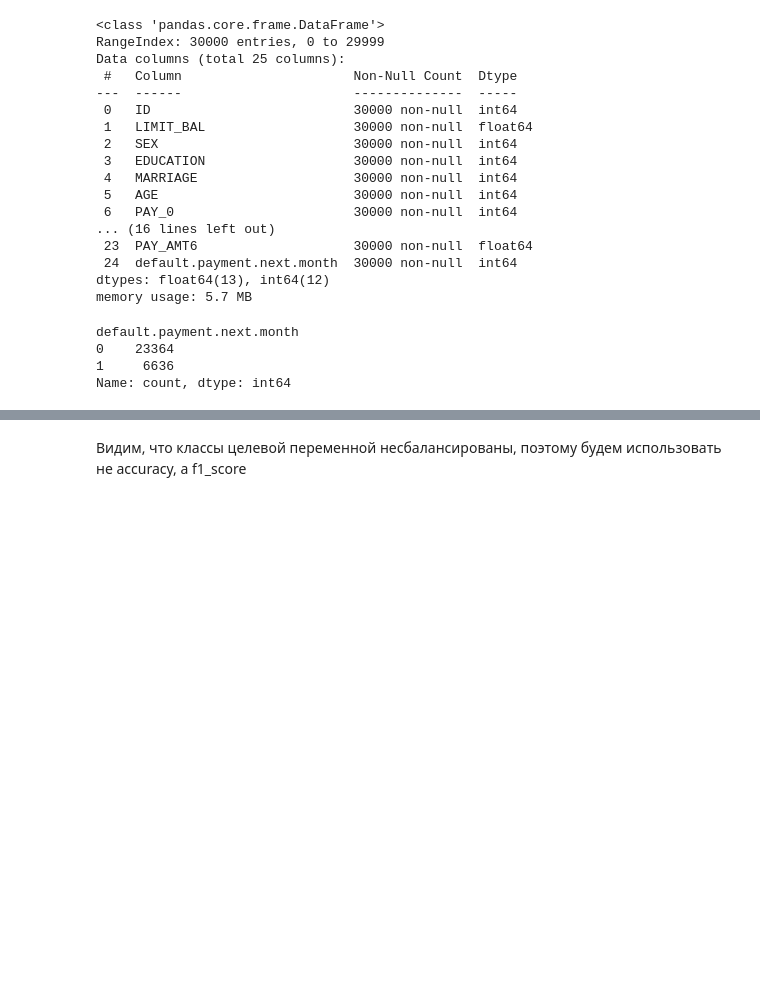
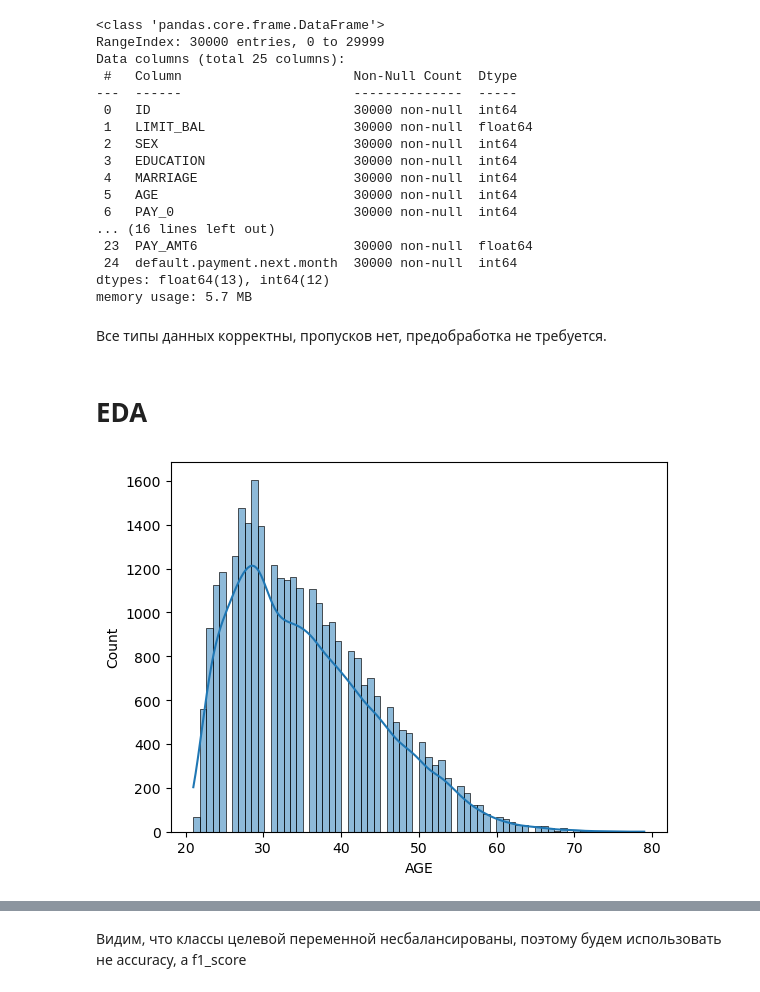
Before and after one commit to alexrad555/credit-card-ml-deployment, a Jupyter notebook: notebooks/notebook.ipynb, the cells around one changed output, grey strips where cells are left out. Saved outputs shown, nothing was run; the diff lists cells and outputs as text; code cells hidden in the pictures; blank space fills up the shorter version.

```diff
--- a/notebooks/notebook.ipynb
+++ b/notebooks/notebook.ipynb
@@ -39,11 +47,12 @@ Data columns (total 25 columns):
  24  default.payment.next.month  30000 non-null  int64
 dtypes: float64(13), int64(12)
 memory usage: 5.7 MB
-# %%
-target_counts = df['default.payment.next.month'].value_counts()
-target_counts
-# %% [output]
-default.payment.next.month
-0    23364
-1     6636
-Name: count, dtype: int64
+# %% [markdown]
+Все типы данных корректны, пропусков нет, предобработка не требуется.
+# %% [markdown]
+# EDA
+# %%
+sns.histplot(data=df, x=df['AGE'], kde=True)
+plt.show()
+# %% [output]
+[figure, added]
```
Also changed, not shown: parts of 55 cells of this notebook, 1 other file.
